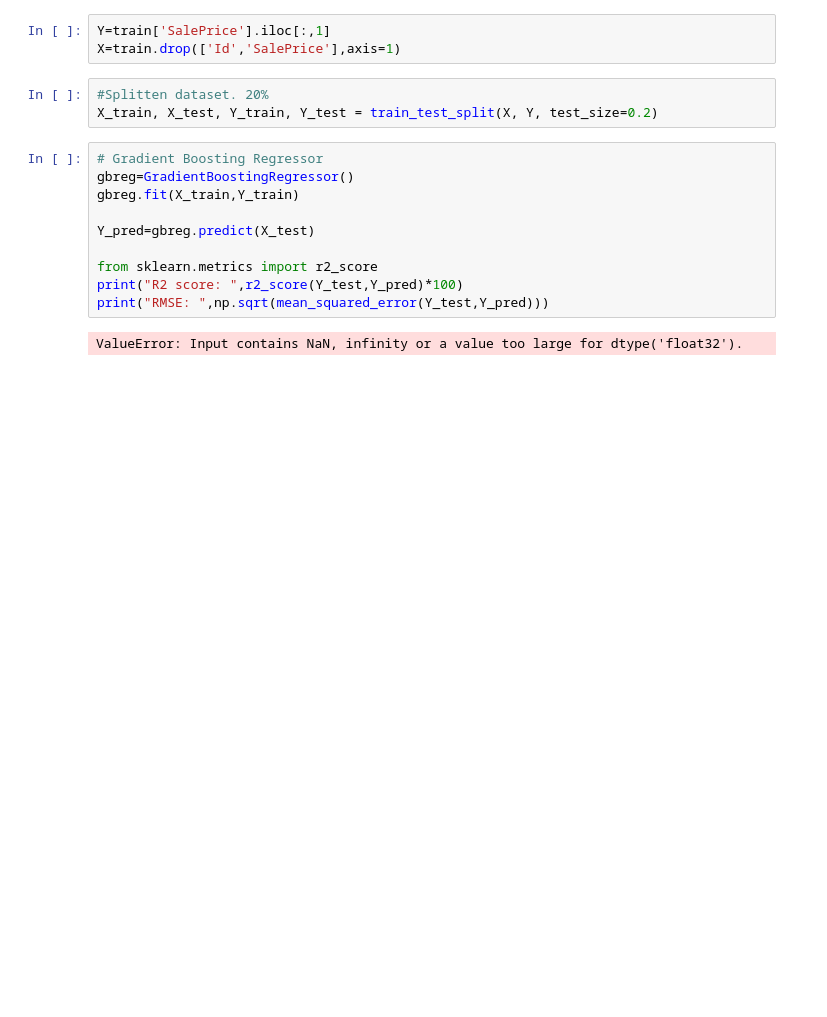
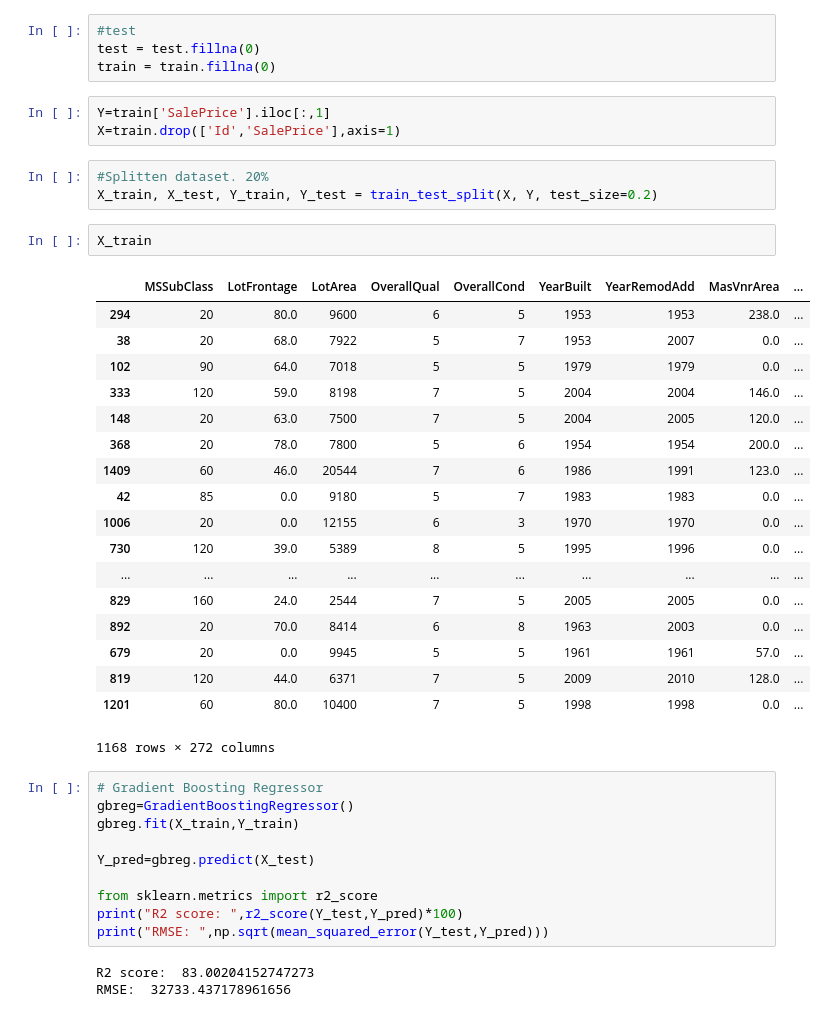
Before and after one commit to Vyil/Opdracht, a Jupyter notebook: Opdracht.ipynb, the cells around one changed output. Drawn from its saved outputs; the diff is of its cells as text; blank space fills up the shorter version.

```diff
--- a/Opdracht.ipynb
+++ b/Opdracht.ipynb
@@ -156,9 +146,34 @@ test
+# %%
+#test
+test = test.fillna(0)
+train = train.fillna(0)
 # %%
 Y=train['SalePrice'].iloc[:,1]
 X=train.drop(['Id','SalePrice'],axis=1)
 # %%
 #Splitten dataset. 20%
 X_train, X_test, Y_train, Y_test = train_test_split(X, Y, test_size=0.2)
+# %%
+X_train
+# %% [output]
+|  | MSSubClass | LotFrontage | LotArea | OverallQual | OverallCond | YearBuilt | YearRemodAdd | MasVnrArea | ... |
+| 294 | 20 | 80.0 | 9600 | 6 | 5 | 1953 | 1953 | 238.0 | ... |
+| 38 | 20 | 68.0 | 7922 | 5 | 7 | 1953 | 2007 | 0.0 | ... |
+| 102 | 90 | 64.0 | 7018 | 5 | 5 | 1979 | 1979 | 0.0 | ... |
+| 333 | 120 | 59.0 | 8198 | 7 | 5 | 2004 | 2004 | 146.0 | ... |
+| 148 | 20 | 63.0 | 7500 | 7 | 5 | 2004 | 2005 | 120.0 | ... |
+| 368 | 20 | 78.0 | 7800 | 5 | 6 | 1954 | 1954 | 200.0 | ... |
+| 1409 | 60 | 46.0 | 20544 | 7 | 6 | 1986 | 1991 | 123.0 | ... |
+| 42 | 85 | 0.0 | 9180 | 5 | 7 | 1983 | 1983 | 0.0 | ... |
+| 1006 | 20 | 0.0 | 12155 | 6 | 3 | 1970 | 1970 | 0.0 | ... |
+| 730 | 120 | 39.0 | 5389 | 8 | 5 | 1995 | 1996 | 0.0 | ... |
+| ... | ... | ... | ... | ... | ... | ... | ... | ... | ... |
+| 829 | 160 | 24.0 | 2544 | 7 | 5 | 2005 | 2005 | 0.0 | ... |
+| 892 | 20 | 70.0 | 8414 | 6 | 8 | 1963 | 2003 | 0.0 | ... |
+| 679 | 20 | 0.0 | 9945 | 5 | 5 | 1961 | 1961 | 57.0 | ... |
+| 819 | 120 | 44.0 | 6371 | 7 | 5 | 2009 | 2010 | 128.0 | ... |
+| 1201 | 60 | 80.0 | 10400 | 7 | 5 | 1998 | 1998 | 0.0 | ... |
+1168 rows × 272 columns
 # %%
 # Gradient Boosting Regressor
 gbreg=GradientBoostingRegressor()
@@ -170,4 +185,5 @@ from sklearn.metrics import r2_score
 print("R2 score: ",r2_score(Y_test,Y_pred)*100)
 print("RMSE: ",np.sqrt(mean_squared_error(Y_test,Y_pred)))
 # %% [output]
-ValueError: Input contains NaN, infinity or a value too large for dtype('float32').
+R2 score:  83.00204152747273
+RMSE:  32733.437178961656
```
Also changed, not shown: parts of 4 cells of this notebook.
